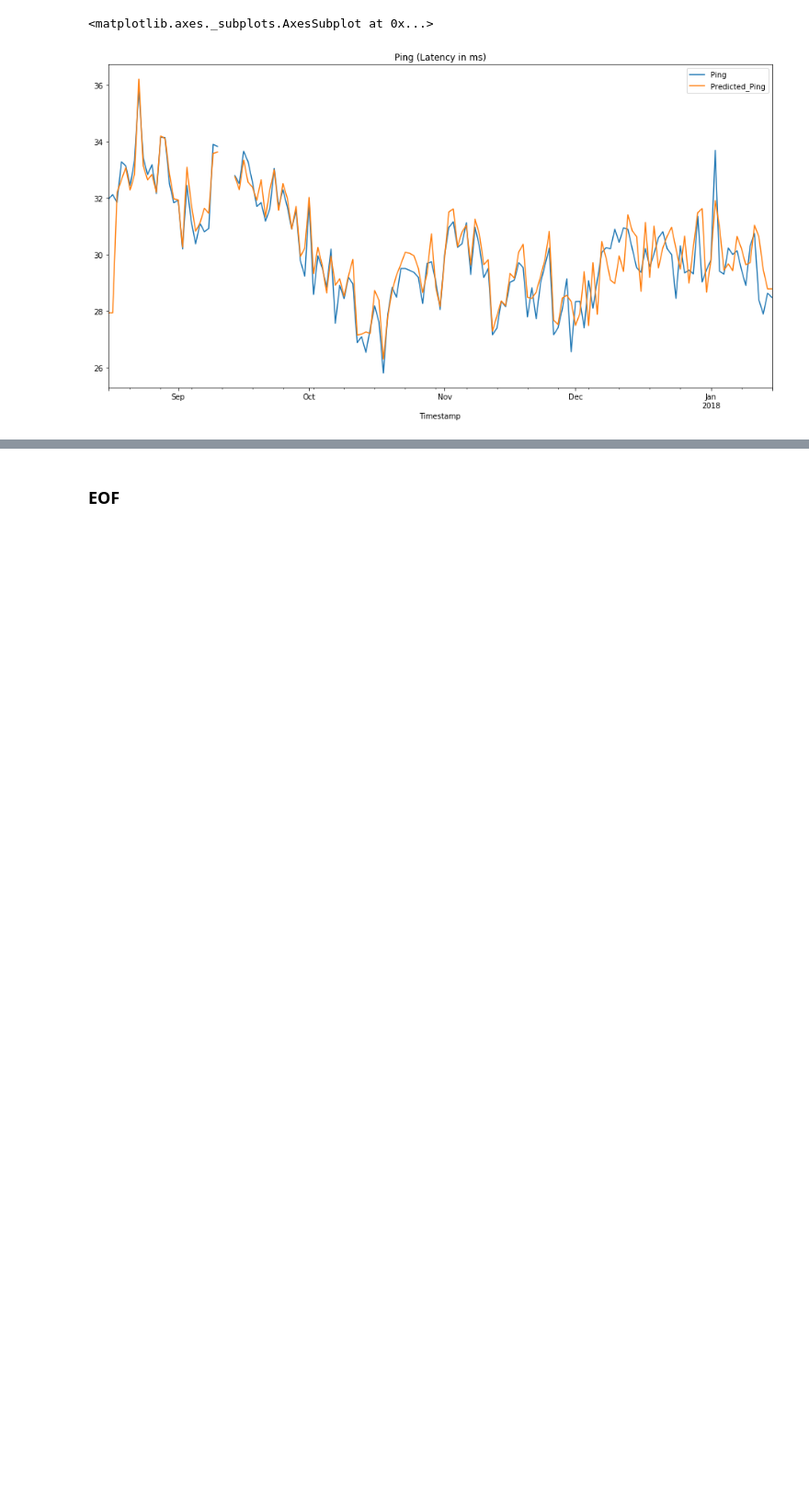
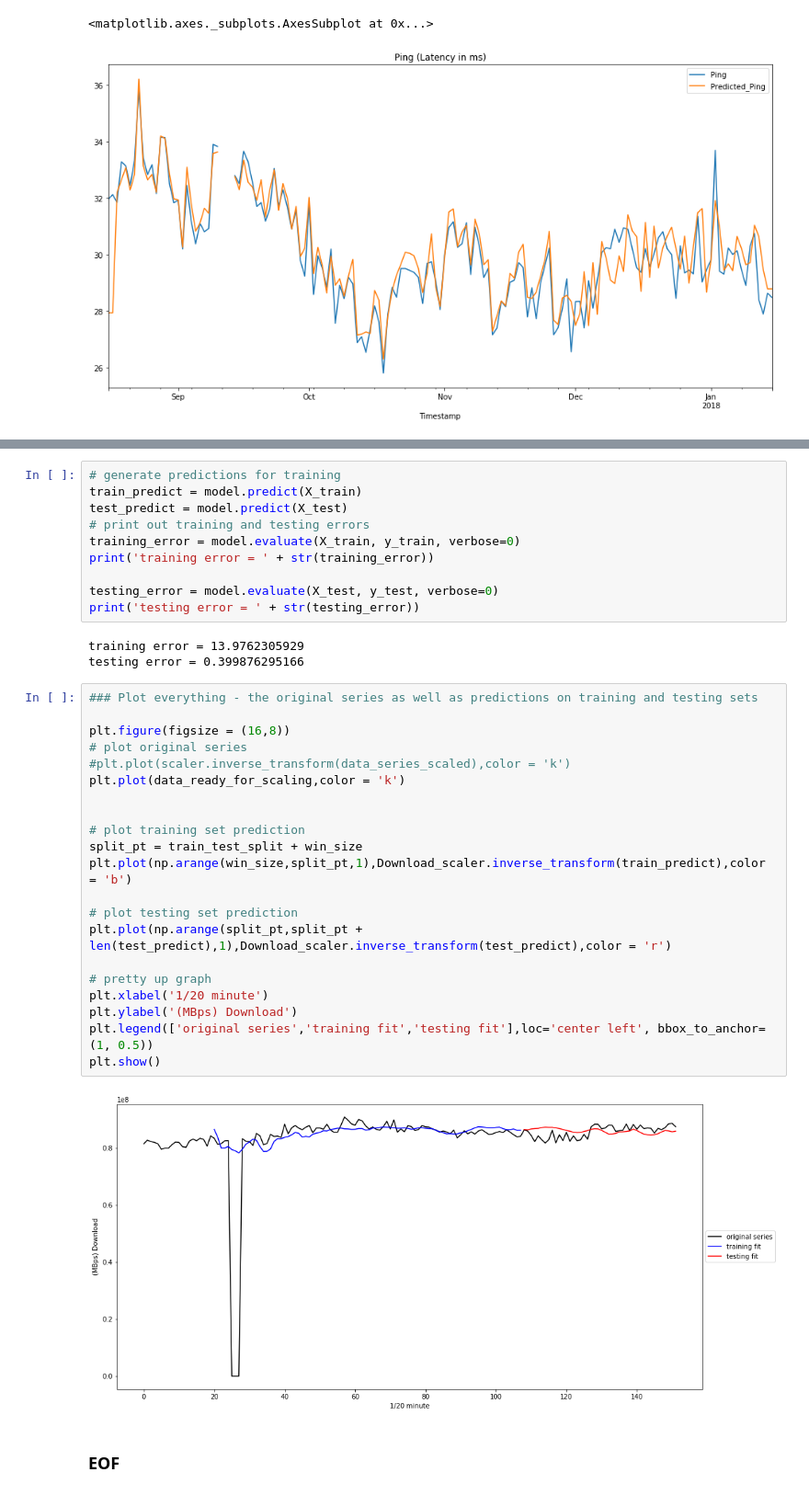
Before and after one commit to llathrop/SpeedTest-result_prediction, a Jupyter notebook: speedtestresults_analysis.ipynb, the cells around one changed output, grey strips where cells are left out. Shown at 92% size. Saved outputs shown, nothing was run; the diff lists cells and outputs as text; blank space fills up the shorter version.

```diff
--- a/speedtestresults_analysis.ipynb
+++ b/speedtestresults_analysis.ipynb
@@ -432,2 +564,38 @@ by implicitly taking the mean.  Use .resample(...).mean() instead
+# %%
+# generate predictions for training
+train_predict = model.predict(X_train)
+test_predict = model.predict(X_test)
+# print out training and testing errors
+training_error = model.evaluate(X_train, y_train, verbose=0)
+print('training error = ' + str(training_error))
+
+testing_error = model.evaluate(X_test, y_test, verbose=0)
+print('testing error = ' + str(testing_error))
+# %% [output]
+training error = 13.9762305929
+testing error = 0.399876295166
+# %%
+### Plot everything - the original series as well as predictions on training and testing sets
+
+plt.figure(figsize = (16,8))
+# plot original series
+#plt.plot(scaler.inverse_transform(data_series_scaled),color = 'k')
+plt.plot(data_ready_for_scaling,color = 'k')
+
+
+# plot training set prediction
+split_pt = train_test_split + win_size
+plt.plot(np.arange(win_size,split_pt,1),Download_scaler.inverse_transform(train_predict),color = 'b')
+
+# plot testing set prediction
+plt.plot(np.arange(split_pt,split_pt + len(test_predict),1),Download_scaler.inverse_transform(test_predict),color = 'r')
+
+# pretty up graph
+plt.xlabel('1/20 minute')
+plt.ylabel('(MBps) Download')
+plt.legend(['original series','training fit','testing fit'],loc='center left', bbox_to_anchor=(1, 0.5))
+plt.show()
+# %% [output]
+[figure, added]
 # %% [markdown]
 ### EOF
```
Also changed, not shown: parts of 9 cells of this notebook.
